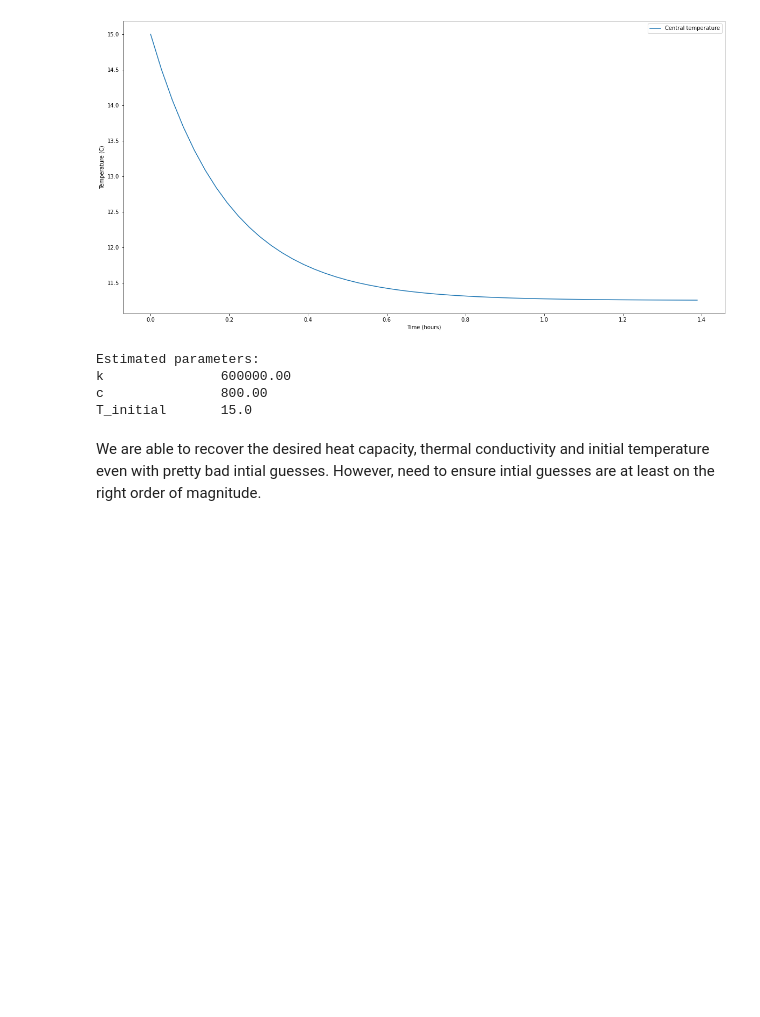
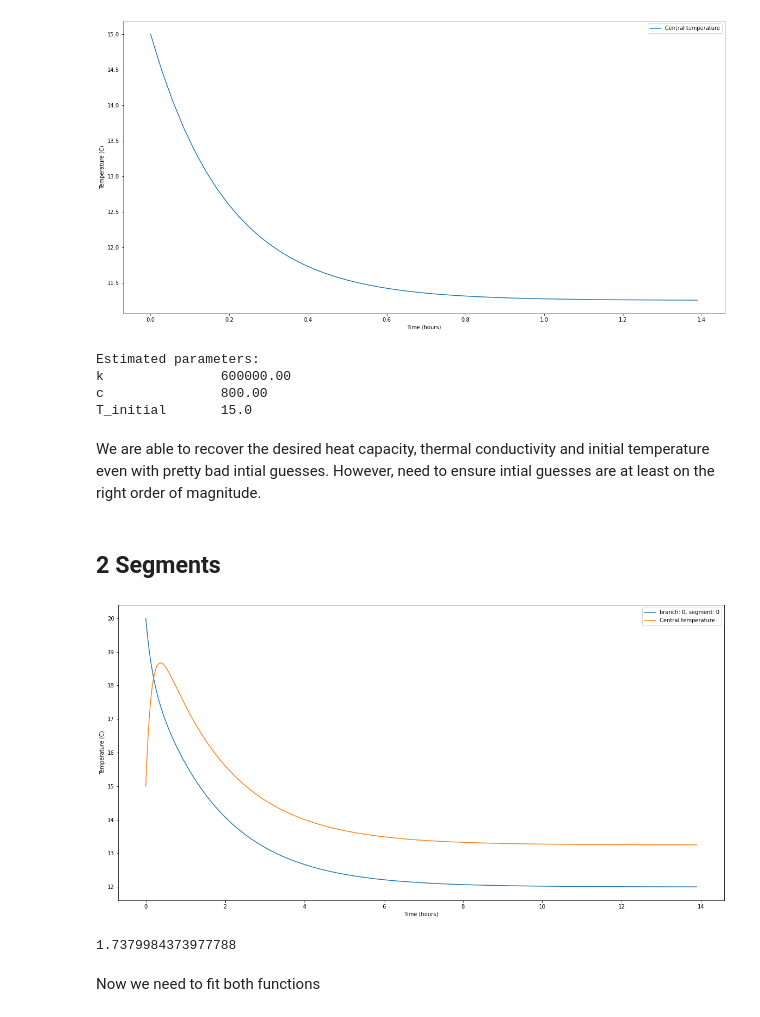
Before and after one commit to harry-rendell/building_simulation, a Jupyter notebook: param_estimation.ipynb, the cells around one changed output. Cells and saved outputs as stored; diff of their text form; code cells hidden in the pictures; blank space fills up the shorter version.

```diff
--- a/param_estimation.ipynb
+++ b/param_estimation.ipynb
@@ -51,3 +52,21 @@ c               800.00
 T_initial       15.0
 # %% [markdown]
 We are able to recover the desired heat capacity, thermal conductivity and initial temperature even with pretty bad intial guesses. However, need to ensure intial guesses are at least on the right order of magnitude.
+# %% [markdown]
+## 2 Segments
+# %%
+k = [6e5, 2.5e6]
+c = [800.0, 500.0]
+T = [15.0, 20.0]
+true_params = np.array([*k, *c, *T])
+T_out = 10
+heatinput = 1000
+iterations = 1000
+# Initialise class with system parameters
+sys_nd = model_ND(k, c, T, T_out, heatinput)
+
+# Run simulation. This recreates simple_model.ipynb showing that our generalised model works.
+times = np.linspace(0, 5e4, iterations+1)
+Ts_true, Qs = sys_nd.run(times=times)
+# %% [output]
+[figure, added]
@@ -53,0 +115,6 @@ We are able to recover the desired heat capacity, thermal conductivity and initi
+# %%
+mse
+# %% [output]
+1.7379984373977788
+# %% [markdown]
+Now we need to fit both functions
```
Also changed, not shown: parts of 10 cells of this notebook, 2 other files.
